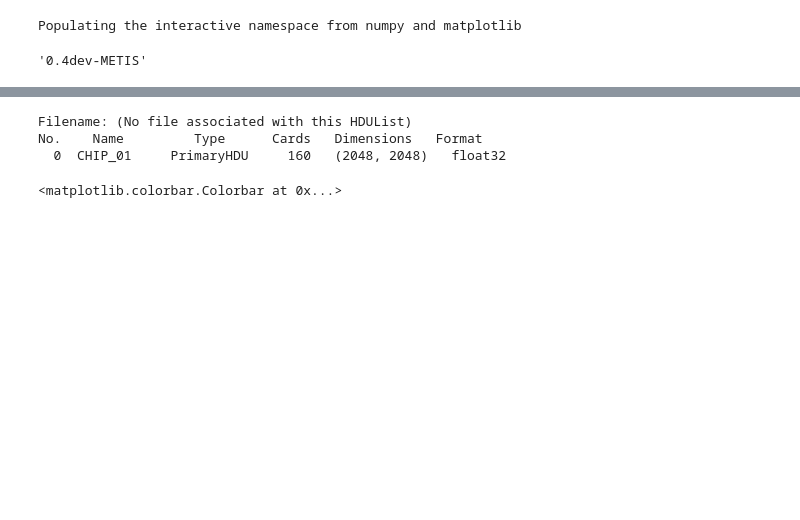
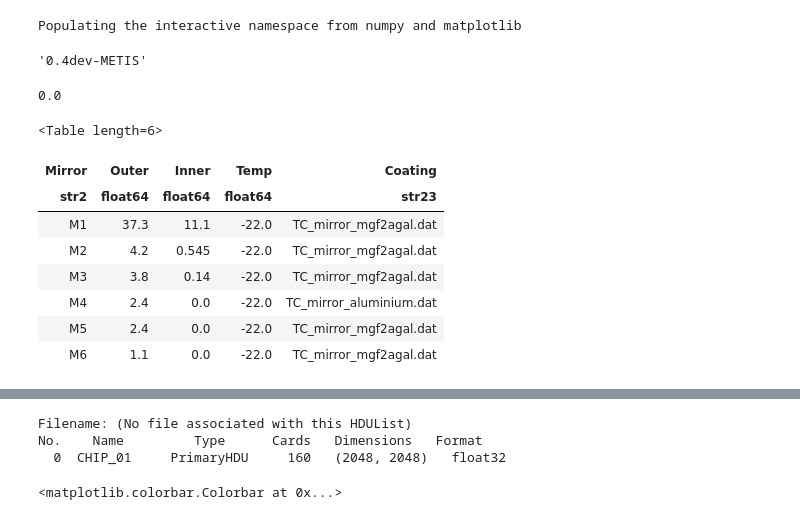
Before and after one commit to astronomyk/SimMETIS, a Jupyter notebook: notebooks/SimMETIS_LM_IMG.ipynb, the cells around one changed output, grey strips where cells are left out. Drawn from its saved outputs; the diff is of its cells as text; code cells hidden in the pictures; blank space fills up the shorter version.

```diff
--- a/notebooks/SimMETIS_LM_IMG.ipynb
+++ b/notebooks/SimMETIS_LM_IMG.ipynb
@@ -16,8 +16,24 @@ cmd["OBS_EXPTIME"]=1
 cmd["ATMO_USE_ATMO_BG"] = "no"
 cmd["SCOPE_USE_MIRROR_BG"] = "yes"
 cmd["SCOPE_PSF_FILE"] = "PSF_4.0_microns.fits"
+# %%
+cmd["SCOPE_TEMP"]
+# %% [output]
+0.0
 # %%
 opt = sim.OpticalTrain(cmd)
+# %%
+opt.cmds.mirrors_telescope
+# %% [output]
+<Table length=6>
+| Mirror | Outer | Inner | Temp | Coating |
+| str2 | float64 | float64 | float64 | str23 |
+| M1 | 37.3 | 11.1 | -22.0 | TC_mirror_mgf2agal.dat |
+| M2 | 4.2 | 0.545 | -22.0 | TC_mirror_mgf2agal.dat |
+| M3 | 3.8 | 0.14 | -22.0 | TC_mirror_mgf2agal.dat |
+| M4 | 2.4 | 0.0 | -22.0 | TC_mirror_aluminium.dat |
+| M5 | 2.4 | 0.0 | -22.0 | TC_mirror_mgf2agal.dat |
+| M6 | 1.1 | 0.0 | -22.0 | TC_mirror_mgf2agal.dat |
 # %%
 fpa = sim.Detector(cmd, small_fov=False)
 # %%
```
Also changed, not shown: parts of 8 cells of this notebook, 4 other files.
